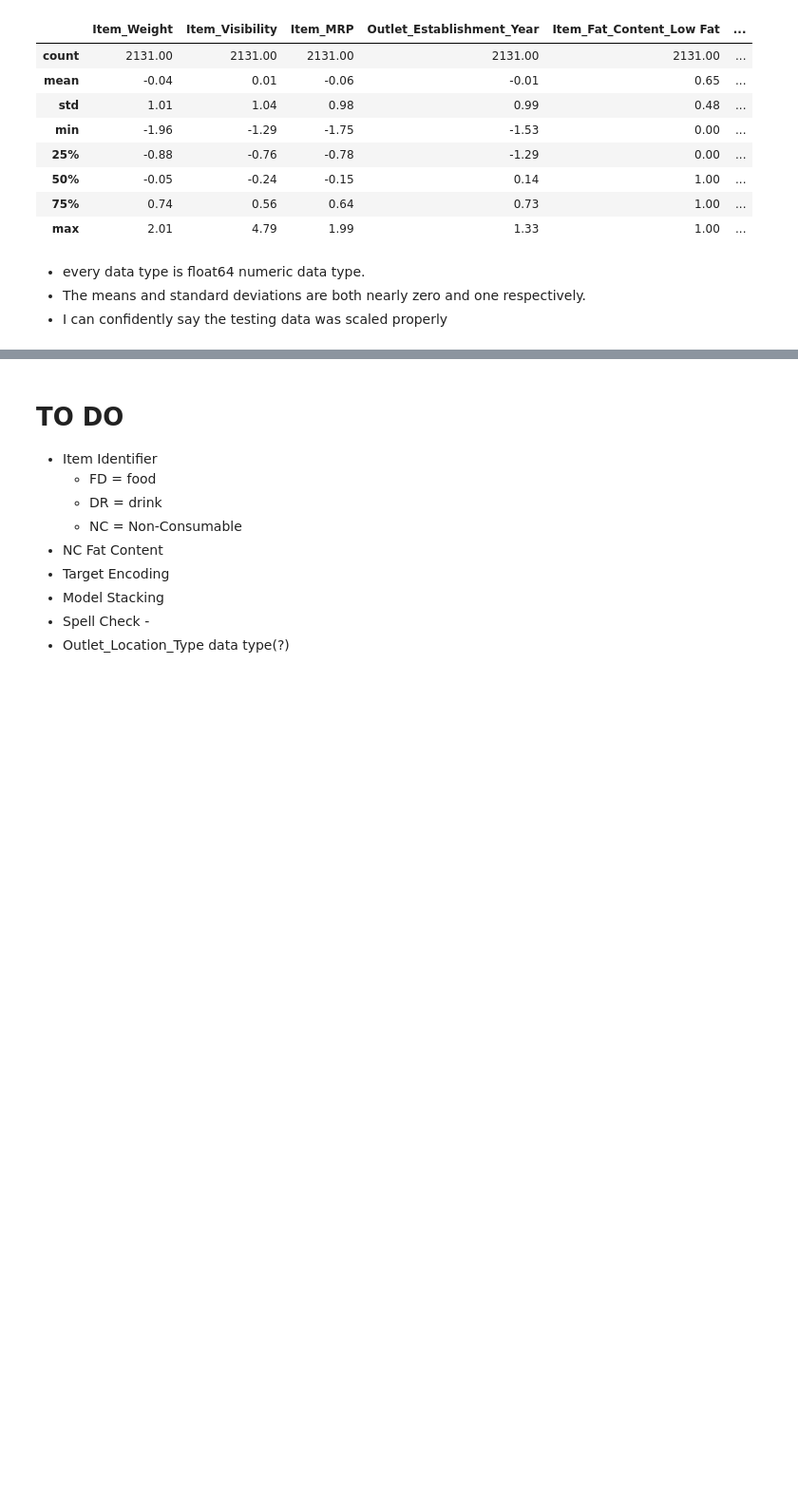
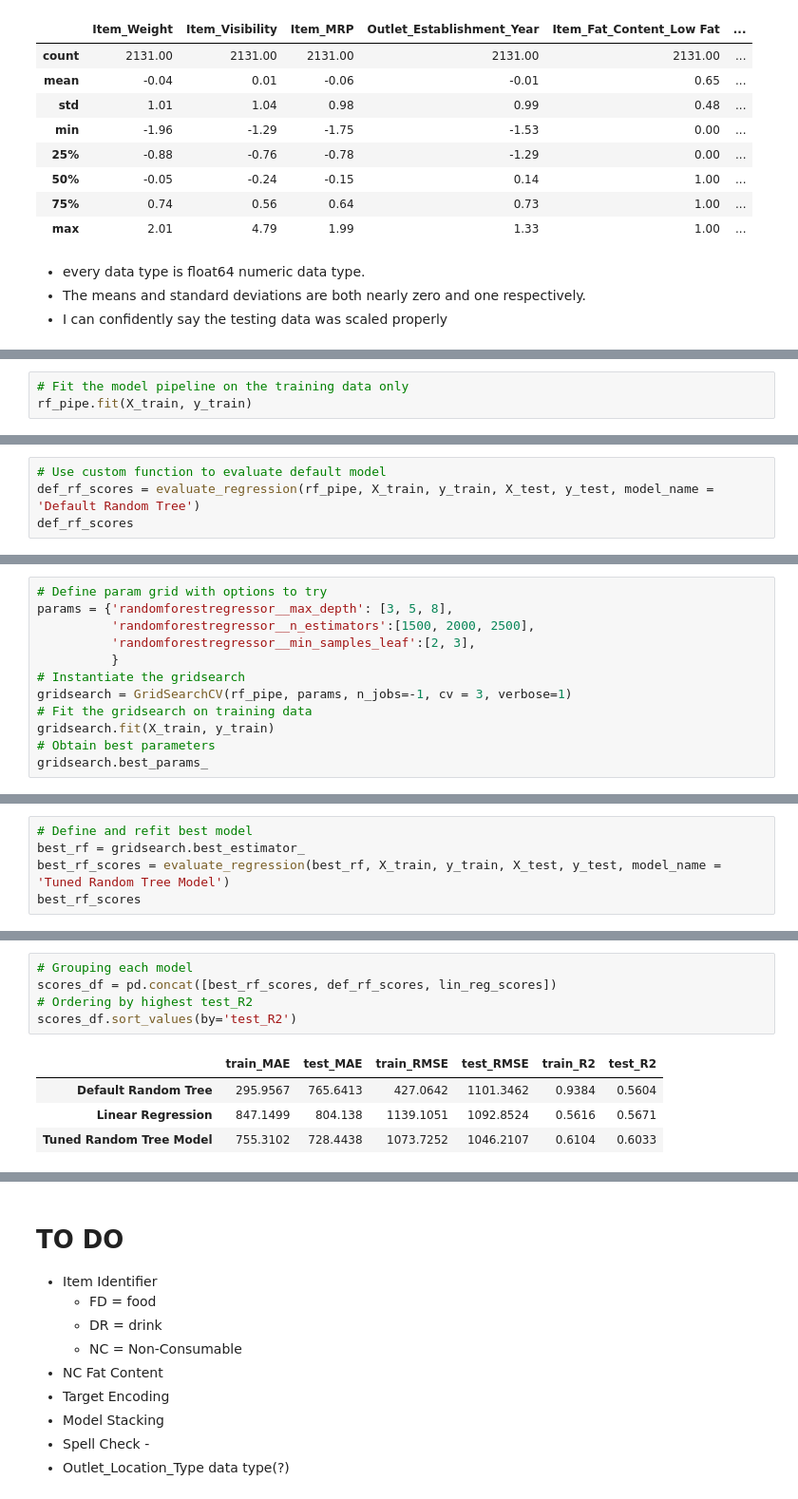
Before and after one commit to ThomasLane1820/Prediction-of-Product-Sales, a Jupyter notebook: Production_of_Product_Sales.ipynb, the cells around one changed output, grey strips where cells are left out. Shown at 95% size. Cells and saved outputs as stored; diff of their text form; blank space fills up the shorter version.

```diff
--- a/Production_of_Product_Sales.ipynb
+++ b/Production_of_Product_Sales.ipynb
@@ -1097,0 +1199,3 @@ You should load a fresh version of the original data set here using pd.read_csv(
+# %%
+# Fit the model pipeline on the training data only
+rf_pipe.fit(X_train, y_train)
@@ -1097,0 +1220,4 @@ You should load a fresh version of the original data set here using pd.read_csv(
+# %%
+# Use custom function to evaluate default model
+def_rf_scores = evaluate_regression(rf_pipe, X_train, y_train, X_test, y_test, model_name = 'Default Random Tree')
+def_rf_scores
@@ -1097,0 +1259,12 @@ You should load a fresh version of the original data set here using pd.read_csv(
+# %%
+# Define param grid with options to try
+params = {'randomforestregressor__max_depth': [3, 5, 8],
+          'randomforestregressor__n_estimators':[1500, 2000, 2500],
+          'randomforestregressor__min_samples_leaf':[2, 3],
+          }
+# Instantiate the gridsearch
+gridsearch = GridSearchCV(rf_pipe, params, n_jobs=-1, cv = 3, verbose=1)
+# Fit the gridsearch on training data
+gridsearch.fit(X_train, y_train)
+# Obtain best parameters
+gridsearch.best_params_
@@ -1097,0 +1276,5 @@ You should load a fresh version of the original data set here using pd.read_csv(
+# %%
+# Define and refit best model
+best_rf = gridsearch.best_estimator_
+best_rf_scores = evaluate_regression(best_rf, X_train, y_train, X_test, y_test, model_name = 'Tuned Random Tree Model')
+best_rf_scores
@@ -1097,0 +1299,10 @@ You should load a fresh version of the original data set here using pd.read_csv(
+# %%
+# Grouping each model
+scores_df = pd.concat([best_rf_scores, def_rf_scores, lin_reg_scores])
+# Ordering by highest test_R2
+scores_df.sort_values(by='test_R2')
+# %% [output]
+|  | train_MAE | test_MAE | train_RMSE | test_RMSE | train_R2 | test_R2 |
+| Default Random Tree | 295.9567 | 765.6413 | 427.0642 | 1101.3462 | 0.9384 | 0.5604 |
+| Linear Regression | 847.1499 | 804.138 | 1139.1051 | 1092.8524 | 0.5616 | 0.5671 |
+| Tuned Random Tree Model | 755.3102 | 728.4438 | 1073.7252 | 1046.2107 | 0.6104 | 0.6033 |
```
Also changed, not shown: parts of 33 cells of this notebook.
